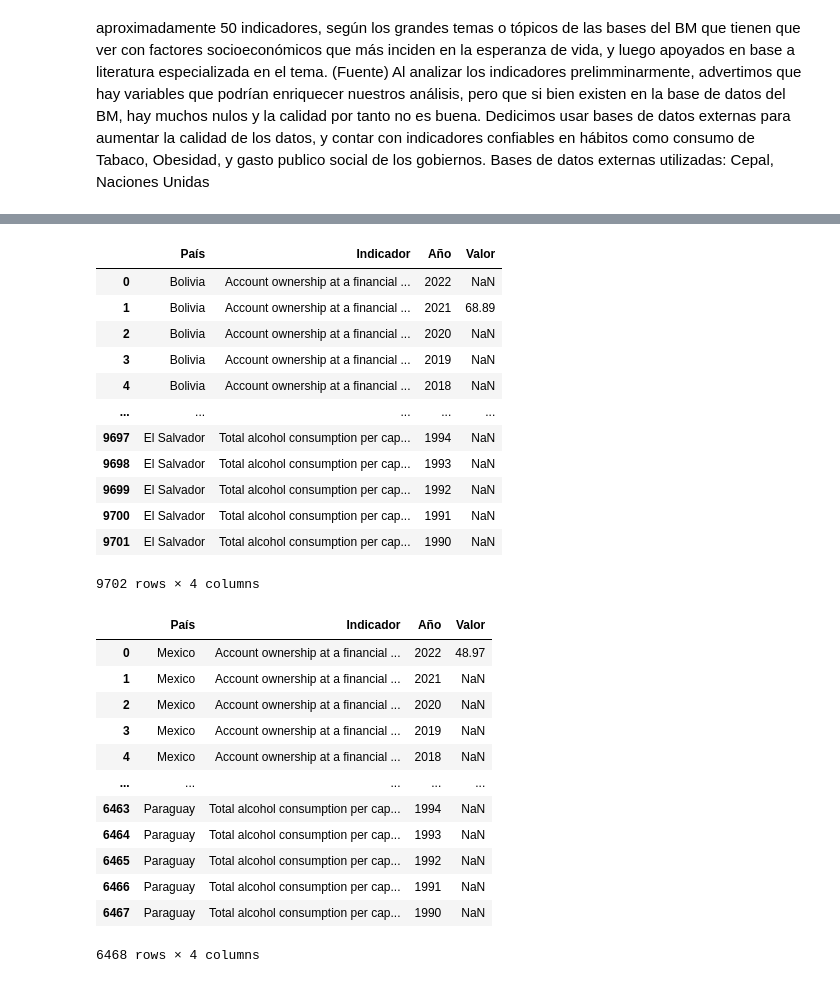
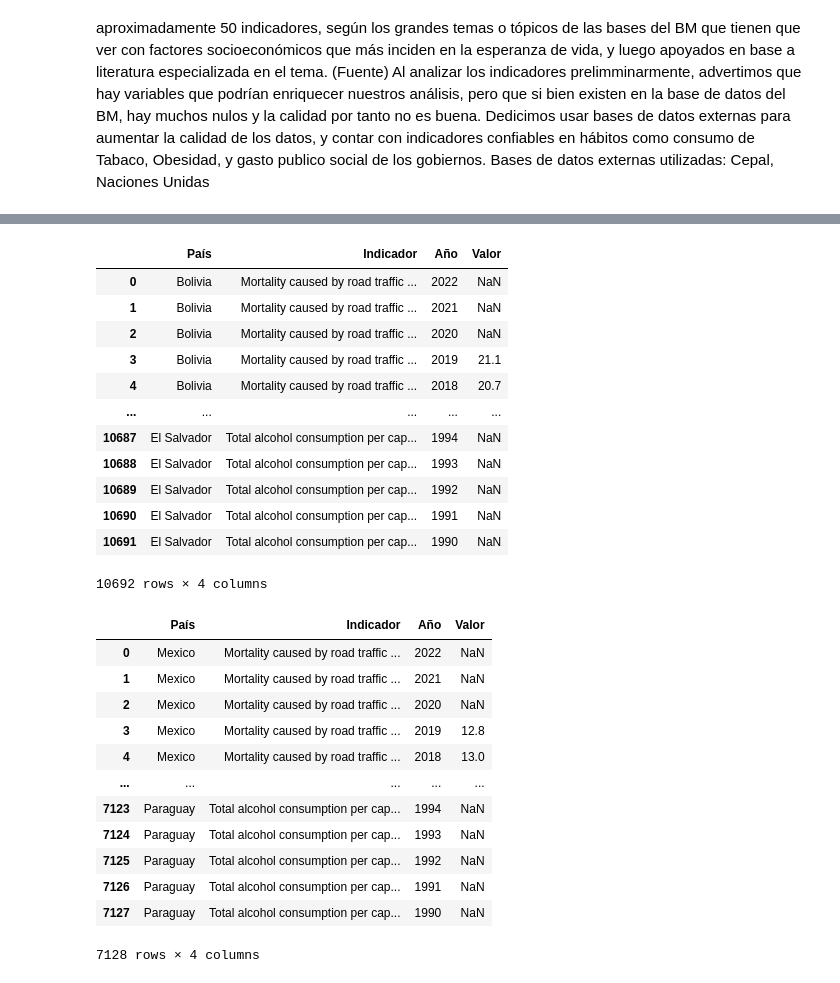
Before and after one commit to HaiderInfante/proyecto_final_bootcamp_henry, a Jupyter notebook: EDA1.ipynb, the cells around one changed output, grey strips where cells are left out. Saved outputs shown, nothing was run; the diff lists cells and outputs as text; code cells hidden in the pictures.

```diff
--- a/EDA1.ipynb
+++ b/EDA1.ipynb
@@ -33,7 +30,9 @@ countries = ["USA",
 
 # Indicadores elegidos luego de consultar las distintas base de datos en desarrollo y crecimiento del WB
 
-indicators = [
+indicators = ["SH.STA.TRAF.P5",
+"SH.DYN.NCOM.ZS",
+"SH.STA.WASH.P5",
     "FX.OWN.TOTL.ZS",
     "SP.DYN.CBRT.IN",
     "SH.XPD.KHEX.GD.ZS",
@@ -48,7 +47,8 @@ indicators = [
     "SE.TER.CUAT.BA.ZS",
     "SE.SEC.CUAT.LO.ZS",
     "SP.DYN.TFRT.IN",
-    "NY.GDP.MKTP.PP.KD",
+    "NY.GDP.MKTP.PP.KD", "NY.GDP.MKTP.KD.ZG",
+    "NY.GDP.PCAP.PP.KD",
     "SI.POV.GINI",
     "SH.STA.IYCF.ZS",
     "SP.DYN.LE00.FE.IN",
@@ -151,7 +139,9 @@ countries = ["CAN",
 
 
 # Indicadores que deseas consultar
-indicators = [
+indicators = ["SH.STA.TRAF.P5",
+"SH.DYN.NCOM.ZS",
+"SH.STA.WASH.P5",
     "FX.OWN.TOTL.ZS",
     "SP.DYN.CBRT.IN",
     "SH.XPD.KHEX.GD.ZS",
@@ -167,6 +157,7 @@ indicators = [
     "SE.SEC.CUAT.LO.ZS",
     "SP.DYN.TFRT.IN",
     "NY.GDP.MKTP.PP.KD",
+    "NY.GDP.PCAP.PP.KD", "NY.GDP.MKTP.KD.ZG",
     "SI.POV.GINI",
     "SH.STA.IYCF.ZS",
     "SP.DYN.LE00.FE.IN",
@@ -265,7 +256,9 @@ countries = [
     "HND",
     "JAM" ]
 # Indicadores que deseas consultar
-indicators = [
+indicators = ["SH.STA.TRAF.P5",
+"SH.DYN.NCOM.ZS",
+"SH.STA.WASH.P5",
     "FX.OWN.TOTL.ZS",
     "SP.DYN.CBRT.IN",
     "SH.XPD.KHEX.GD.ZS",
@@ -281,6 +274,7 @@ indicators = [
     "SE.SEC.CUAT.LO.ZS",
     "SP.DYN.TFRT.IN",
     "NY.GDP.MKTP.PP.KD",
+    "NY.GDP.PCAP.PP.KD", "NY.GDP.MKTP.KD.ZG",
     "SI.POV.GINI",
     "SH.STA.IYCF.ZS",
     "SP.DYN.LE00.FE.IN",
@@ -375,7 +369,9 @@ countries = [
              "BOL", "BRA", "PER", "DOM", "KNA", "SLV"
              ]
 # Indicadores que deseas consultar
-indicators = [
+indicators = ["SH.STA.TRAF.P5",
+"SH.DYN.NCOM.ZS",
+"SH.STA.WASH.P5",
     "FX.OWN.TOTL.ZS",
     "SP.DYN.CBRT.IN",
     "SH.XPD.KHEX.GD.ZS",
@@ -391,6 +387,7 @@ indicators = [
     "SE.SEC.CUAT.LO.ZS",
     "SP.DYN.TFRT.IN",
     "NY.GDP.MKTP.PP.KD",
+    "NY.GDP.PCAP.PP.KD", "NY.GDP.MKTP.KD.ZG",
     "SI.POV.GINI",
     "SH.STA.IYCF.ZS",
     "SP.DYN.LE00.FE.IN",
@@ -437,45 +434,45 @@ data_frames = []
 # URL base de la API del Banco Mundial
 base_url = "http://api.worldbank.org/v2/country"
 
 # Realiza las consultas para cada país, indicador y año
 for country_code in countries:
     for indicator in indicators:
         # Construye la URL de la consulta
         url = f"{base_url}/{country_code}/indicator/{indicator}?date={start_year}:{end_year}&format=json"
 
         # Realiza la solicitud GET a la API del Banco Mundial
         response = requests.get(url)
 
         # Verifica si la solicitud fue exitosa
         if response.status_code == 200:
             data = response.json()
             # Los datos se encuentran en data[1]
             for entry in data[1]:
                 year = entry['date']
                 value = entry['value']
                 indicator_name = entry['indicator']['value']
                 country_name = entry['country']['value']
                 data_frames.append(pd.DataFrame({"País": [country_name], "Indicador": [indicator_name], "Año": [year], "Valor": [value]}))
 
 # Concatenar todos los DataFrames individuales en uno
 data_df1 = pd.concat(data_frames, ignore_index=True)
 
 # Mostrar los datos en una tabla
 data_df1
 # %% [output]
 |  | País | Indicador | Año | Valor |
-| 0 | Bolivia | Account ownership at a financial ... | 2022 | NaN |
-| 1 | Bolivia | Account ownership at a financial ... | 2021 | 68.89 |
-| 2 | Bolivia | Account ownership at a financial ... | 2020 | NaN |
-| 3 | Bolivia | Account ownership at a financial ... | 2019 | NaN |
-| 4 | Bolivia | Account ownership at a financial ... | 2018 | NaN |
+| 0 | Bolivia | Mortality caused by road traffic ... | 2022 | NaN |
+| 1 | Bolivia | Mortality caused by road traffic ... | 2021 | NaN |
+| 2 | Bolivia | Mortality caused by road traffic ... | 2020 | NaN |
+| 3 | Bolivia | Mortality caused by road traffic ... | 2019 | 21.1 |
+| 4 | Bolivia | Mortality caused by road traffic ... | 2018 | 20.7 |
 | ... | ... | ... | ... | ... |
-| 9697 | El Salvador | Total alcohol consumption per cap... | 1994 | NaN |
-| 9698 | El Salvador | Total alcohol consumption per cap... | 1993 | NaN |
-| 9699 | El Salvador | Total alcohol consumption per cap... | 1992 | NaN |
-| 9700 | El Salvador | Total alcohol consumption per cap... | 1991 | NaN |
-| 9701 | El Salvador | Total alcohol consumption per cap... | 1990 | NaN |
+| 10687 | El Salvador | Total alcohol consumption per cap... | 1994 | NaN |
+| 10688 | El Salvador | Total alcohol consumption per cap... | 1993 | NaN |
+| 10689 | El Salvador | Total alcohol consumption per cap... | 1992 | NaN |
+| 10690 | El Salvador | Total alcohol consumption per cap... | 1991 | NaN |
+| 10691 | El Salvador | Total alcohol consumption per cap... | 1990 | NaN |
-9702 rows × 4 columns
+10692 rows × 4 columns
 # %%
 #Sigue la lista de países para exraer la data ...
 countries = [
@@ -484,7 +481,9 @@ countries = [
 
 
 # Indicadores que deseas consultar
-indicators = [
+indicators = ["SH.STA.TRAF.P5",
+"SH.DYN.NCOM.ZS",
+"SH.STA.WASH.P5",
     "FX.OWN.TOTL.ZS",
     "SP.DYN.CBRT.IN",
     "SH.XPD.KHEX.GD.ZS",
@@ -500,6 +499,7 @@ indicators = [
     "SE.SEC.CUAT.LO.ZS",
     "SP.DYN.TFRT.IN",
     "NY.GDP.MKTP.PP.KD",
+    "NY.GDP.PCAP.PP.KD", "NY.GDP.MKTP.KD.ZG",
     "SI.POV.GINI",
     "SH.STA.IYCF.ZS",
     "SP.DYN.LE00.FE.IN",
@@ -573,18 +573,18 @@ data_df2 = pd.concat(data_frames, ignore_index=True)
 data_df2
 # %% [output]
 |  | País | Indicador | Año | Valor |
-| 0 | Mexico | Account ownership at a financial ... | 2022 | 48.97 |
-| 1 | Mexico | Account ownership at a financial ... | 2021 | NaN |
-| 2 | Mexico | Account ownership at a financial ... | 2020 | NaN |
-| 3 | Mexico | Account ownership at a financial ... | 2019 | NaN |
-| 4 | Mexico | Account ownership at a financial ... | 2018 | NaN |
+| 0 | Mexico | Mortality caused by road traffic ... | 2022 | NaN |
+| 1 | Mexico | Mortality caused by road traffic ... | 2021 | NaN |
+| 2 | Mexico | Mortality caused by road traffic ... | 2020 | NaN |
+| 3 | Mexico | Mortality caused by road traffic ... | 2019 | 12.8 |
+| 4 | Mexico | Mortality caused by road traffic ... | 2018 | 13.0 |
 | ... | ... | ... | ... | ... |
-| 6463 | Paraguay | Total alcohol consumption per cap... | 1994 | NaN |
-| 6464 | Paraguay | Total alcohol consumption per cap... | 1993 | NaN |
-| 6465 | Paraguay | Total alcohol consumption per cap... | 1992 | NaN |
-| 6466 | Paraguay | Total alcohol consumption per cap... | 1991 | NaN |
-| 6467 | Paraguay | Total alcohol consumption per cap... | 1990 | NaN |
+| 7123 | Paraguay | Total alcohol consumption per cap... | 1994 | NaN |
+| 7124 | Paraguay | Total alcohol consumption per cap... | 1993 | NaN |
+| 7125 | Paraguay | Total alcohol consumption per cap... | 1992 | NaN |
+| 7126 | Paraguay | Total alcohol consumption per cap... | 1991 | NaN |
+| 7127 | Paraguay | Total alcohol consumption per cap... | 1990 | NaN |
-6468 rows × 4 columns
+7128 rows × 4 columns
 # %%
 #Ultima extracción de data para analizar los países que integran la OEA
 countries =[ "LCA", "VCT", "SUR", "TTO", "URY", "VEN"  ]
```
Also changed, not shown: parts of 61 cells of this notebook.
